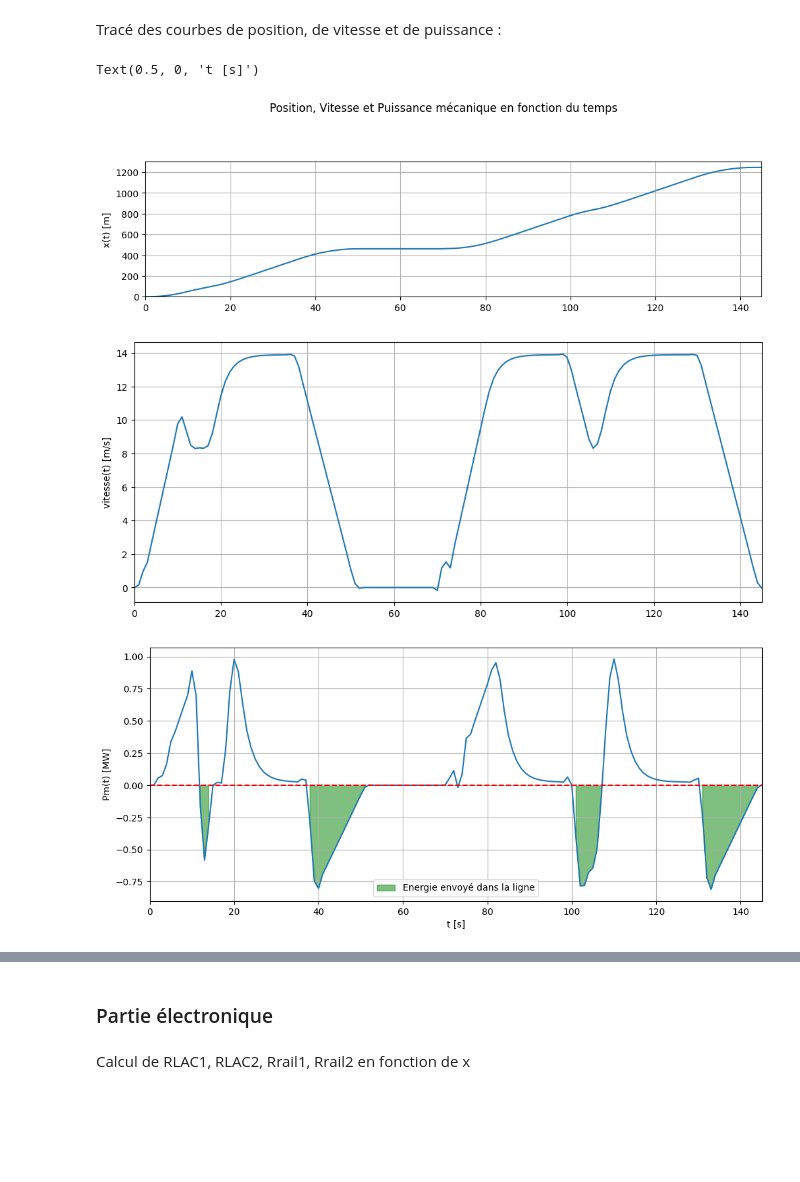
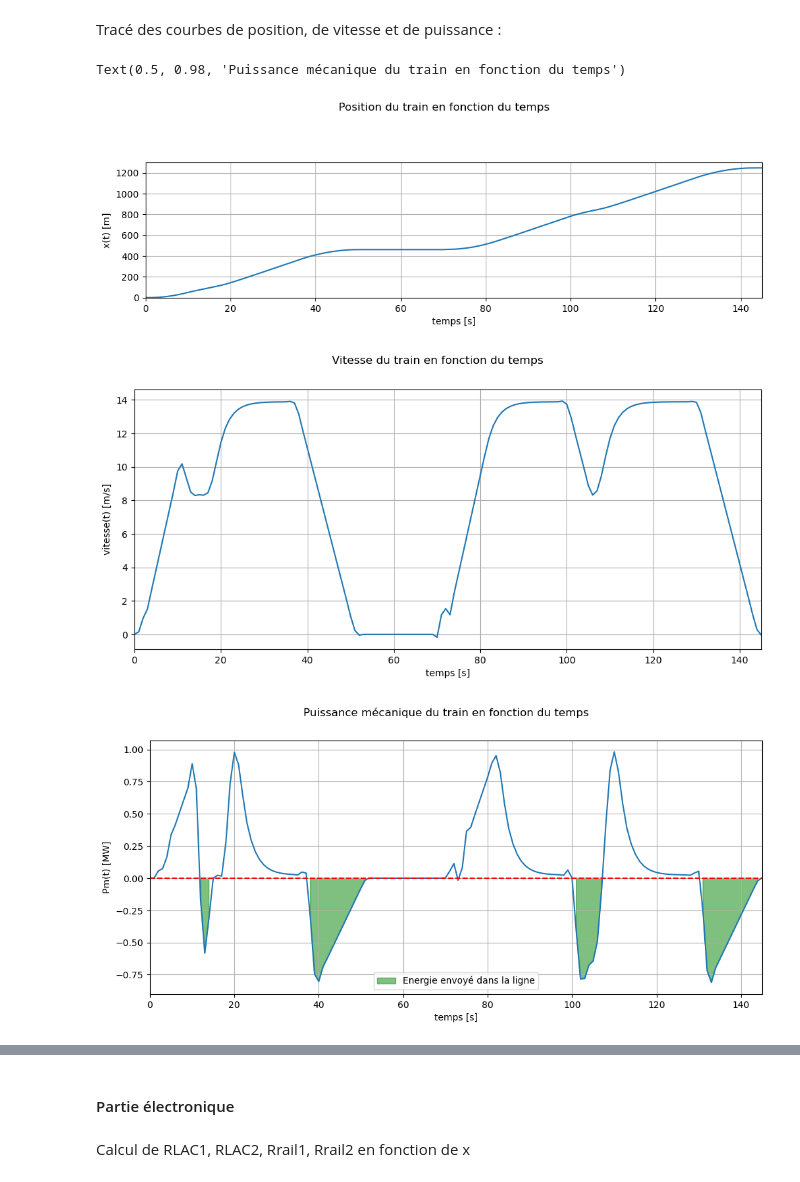
Before and after one commit to xingvxing/xingvxing, a Jupyter notebook: TP4_Partie1.ipynb, the cells around one changed output, grey strips where cells are left out. Saved outputs shown, nothing was run; the diff lists cells and outputs as text; code cells hidden in the pictures; blank space fills up the shorter version.

Commit message:
mise à jour des graphiques + commentaire à la fin pour l'utilisation de la batterie

```diff
--- a/TP4_Partie1.ipynb
+++ b/TP4_Partie1.ipynb
@@ -205,32 +174,36 @@ Tracé des courbes de position, de vitesse et de puissance :
 # %%
 plt.figure(1,figsize = (12,9))
 plt.subplot(3,1,1)
 plt.plot(Times, X)
 plt.grid()
 plt.xlim([0,145])
 plt.ylim([0,1300])
 plt.ylabel("x(t) [m]")
-plt.suptitle("Position, Vitesse et Puissance mécanique en fonction du temps")
+plt.xlabel("temps [s]")
+plt.suptitle("Position du train en fonction du temps")
 
 plt.figure(2,figsize = (12,5))
 plt.plot(Times, V)
 plt.grid()
 plt.xlim([0,145])
 plt.ylabel("vitesse(t) [m/s]")
+plt.xlabel("temps [s]")
+plt.suptitle("Vitesse du train en fonction du temps")
 
 plt.figure(3,figsize = (12,5))
 plt.plot(Times, Pm*1e-6)
 plt.plot(Times, np.zeros(len(Times)), '--', color='red')
 plt.grid()
 plt.xlim([0,145])
 plt.fill_between(Times, Pm*1e-6, 0, where = (Pm*1e-6<=0), color = 'green', alpha = 0.5, label = 'Energie envoyé dans la ligne')
 plt.legend()
 plt.ylabel("Pm(t) [MW]")
-plt.xlabel("t [s]")
+plt.xlabel("temps [s]")
+plt.suptitle("Puissance mécanique du train en fonction du temps")
 # %% [output]
-Text(0.5, 0, 't [s]')
+Text(0.5, 0.98, 'Puissance mécanique du train en fonction du temps')
-[figure, old version]
+[figure, new version]
-[figure, old version]
+[figure, new version]
-[figure, old version]
+[figure, new version]
 # %% [markdown]
 **Commentaire :**
@@ -238,7 +212,7 @@ On remarque que la puissance mécanique est négative lors des phases de freinag
 
 Nous pouvons aussi voir qu'il y a qu'un seul arrêt durant le trajet et deux zones de freinages durant le trajet hors arrêt complet (vers t=18s et t=108s)
 # %% [markdown]
-### Partie électronique
+#### Partie électronique
 # %% [markdown]
 Calcul de RLAC1, RLAC2, Rrail1, Rrail2 en fonction de x
 # %%
```
Also changed, not shown: parts of 12 cells of this notebook.
